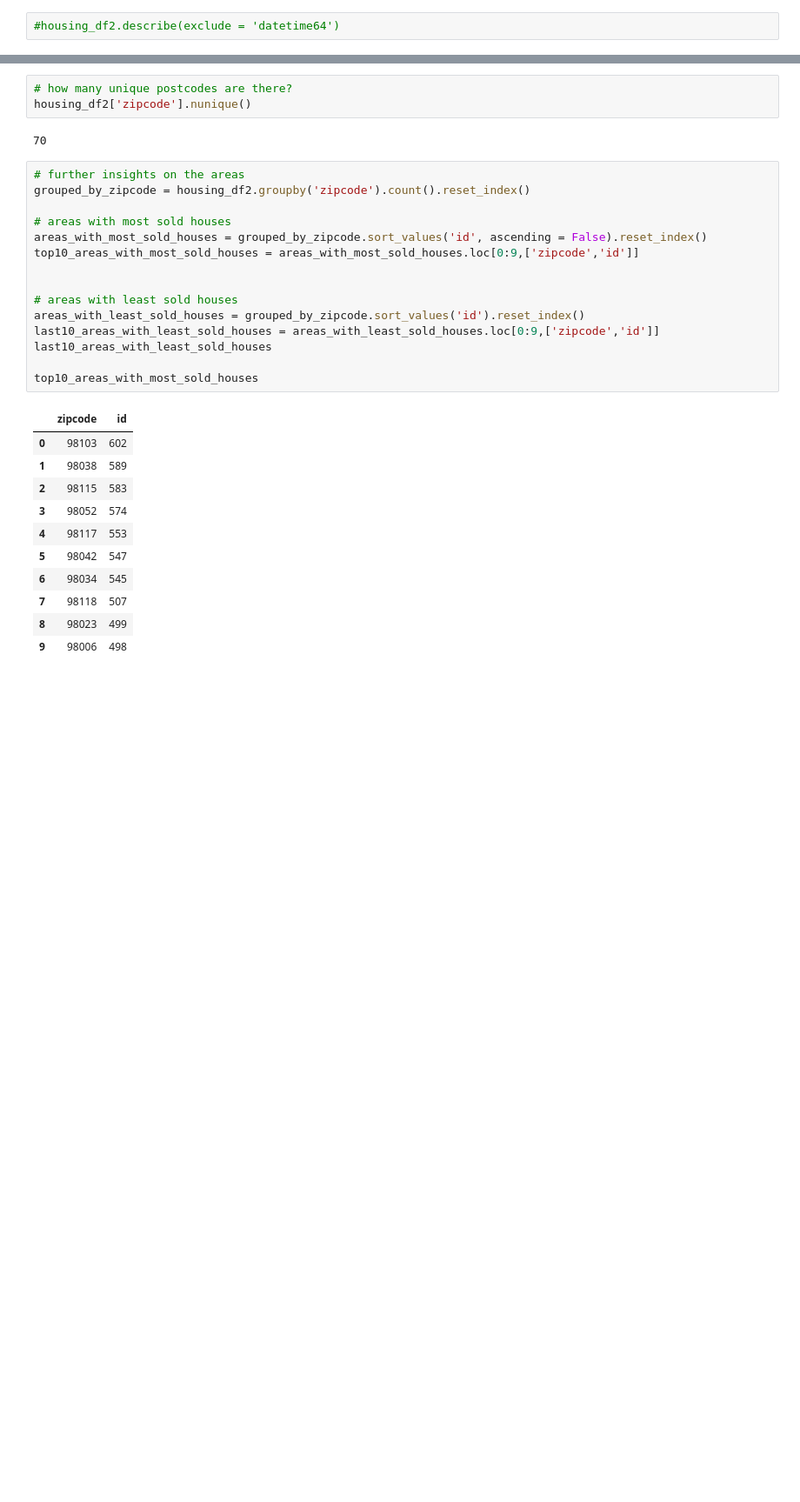
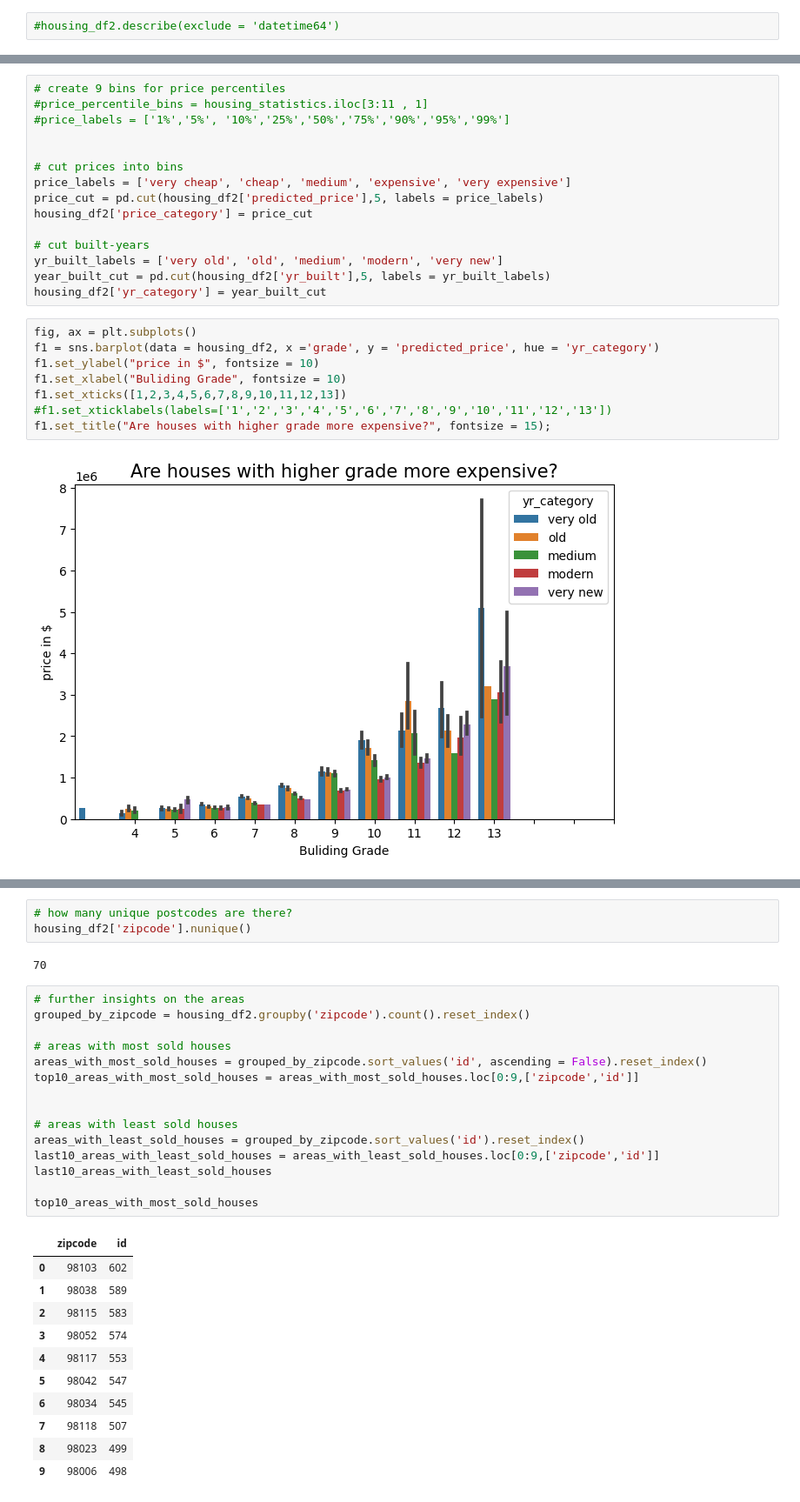
Before and after one commit to NarratorOfData/Anjas-EDA-project, a Jupyter notebook: Anjas_EDA_project2.ipynb, the cells around one changed output, grey strips where cells are left out. Shown at 87% size. Cells and saved outputs as stored; diff of their text form; blank space fills up the shorter version.

Commit message:
my first general plots

```diff
--- a/Anjas_EDA_project2.ipynb
+++ b/Anjas_EDA_project2.ipynb
@@ -147,0 +201,25 @@ housing_df2['predicted_price'].plot(kind = 'box')
+# %%
+# create 9 bins for price percentiles
+#price_percentile_bins = housing_statistics.iloc[3:11 , 1]
+#price_labels = ['1%','5%', '10%','25%','50%','75%','90%','95%','99%']
+
+
+# cut prices into bins
+price_labels = ['very cheap', 'cheap', 'medium', 'expensive', 'very expensive']
+price_cut = pd.cut(housing_df2['predicted_price'],5, labels = price_labels)
+housing_df2['price_category'] = price_cut
+
+# cut built-years
+yr_built_labels = ['very old', 'old', 'medium', 'modern', 'very new']
+year_built_cut = pd.cut(housing_df2['yr_built'],5, labels = yr_built_labels)
+housing_df2['yr_category'] = year_built_cut
+# %%
+fig, ax = plt.subplots()
+f1 = sns.barplot(data = housing_df2, x ='grade', y = 'predicted_price', hue = 'yr_category')
+f1.set_ylabel("price in $", fontsize = 10)
+f1.set_xlabel("Buliding Grade", fontsize = 10)
+f1.set_xticks([1,2,3,4,5,6,7,8,9,10,11,12,13])
+#f1.set_xticklabels(labels=['1','2','3','4','5','6','7','8','9','10','11','12','13'])
+f1.set_title("Are houses with higher grade more expensive?", fontsize = 15);
+# %% [output]
+[figure, added]
```
Also changed, not shown: parts of 17 cells of this notebook.
